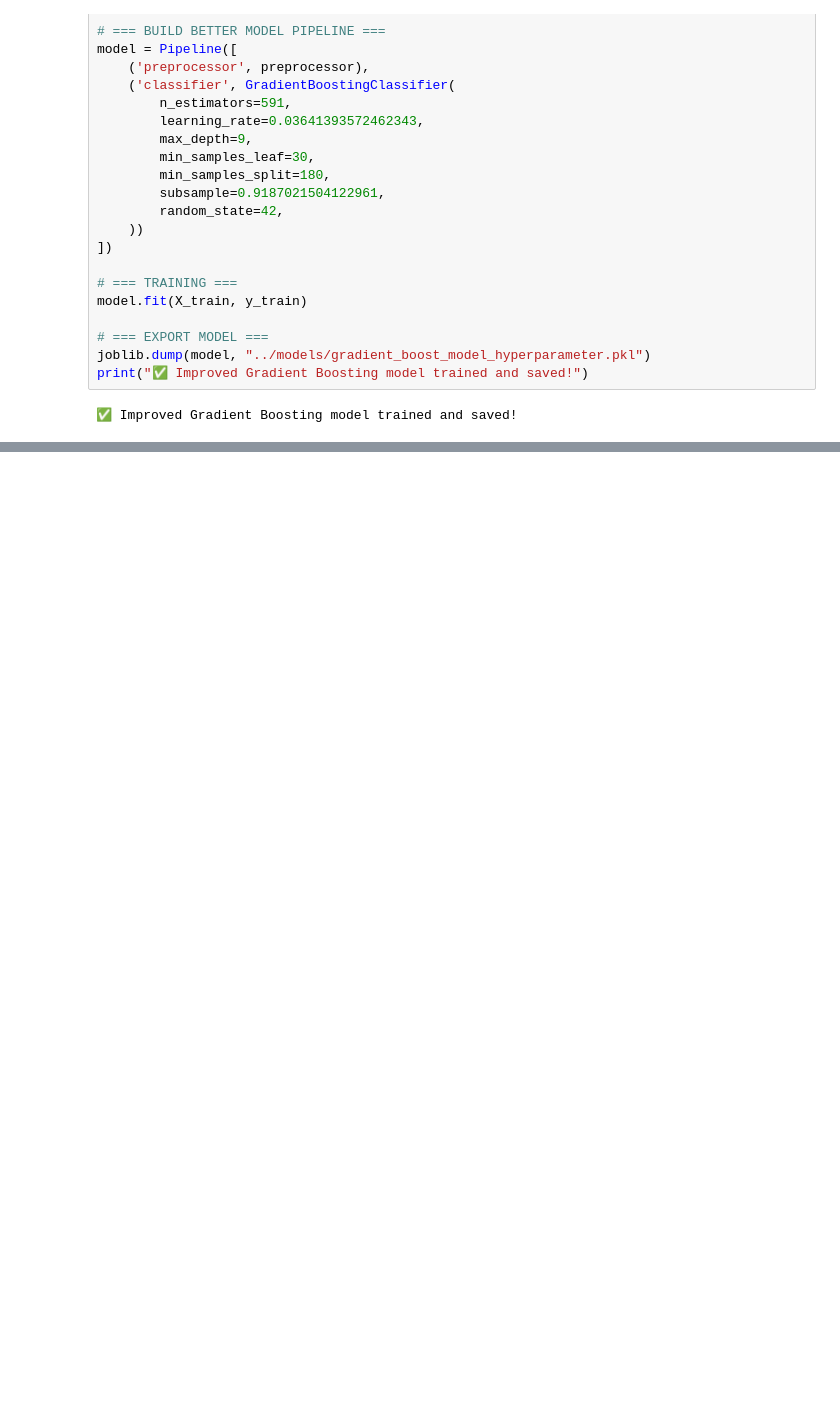
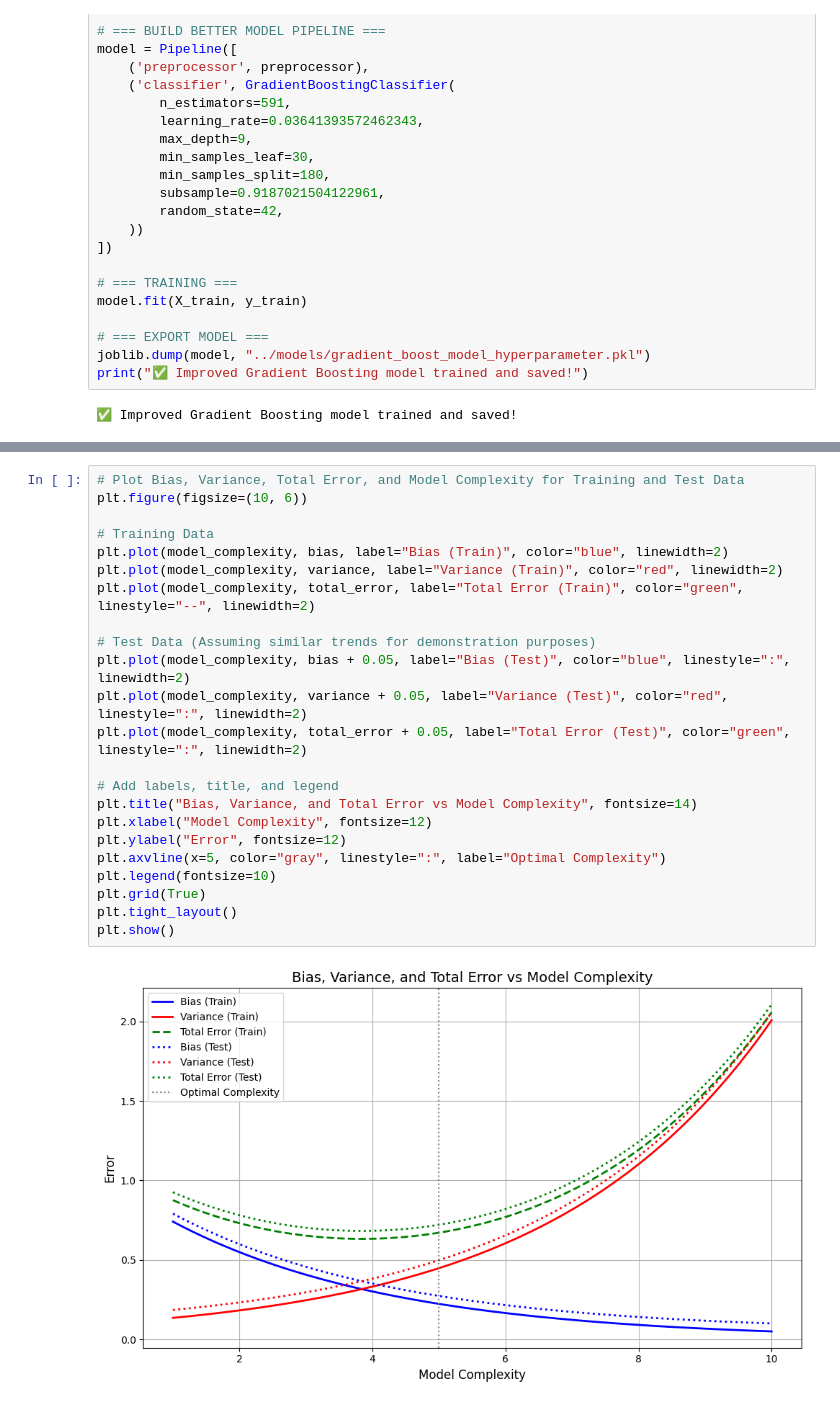
Before and after one commit to Laernos/Insurance_Renewal_Prediction, a Jupyter notebook: model_codes/gradient_boost_model_hyperparameter.ipynb, the cells around one changed output, grey strips where cells are left out. Cells and saved outputs as stored; diff of their text form; blank space fills up the shorter version.

```diff
--- a/model_codes/gradient_boost_model_hyperparameter.ipynb
+++ b/model_codes/gradient_boost_model_hyperparameter.ipynb
@@ -110,0 +152,25 @@ weighted avg       0.90      0.90      0.89     21111
+# %%
+# Plot Bias, Variance, Total Error, and Model Complexity for Training and Test Data
+plt.figure(figsize=(10, 6))
+
+# Training Data
+plt.plot(model_complexity, bias, label="Bias (Train)", color="blue", linewidth=2)
+plt.plot(model_complexity, variance, label="Variance (Train)", color="red", linewidth=2)
+plt.plot(model_complexity, total_error, label="Total Error (Train)", color="green", linestyle="--", linewidth=2)
+
+# Test Data (Assuming similar trends for demonstration purposes)
+plt.plot(model_complexity, bias + 0.05, label="Bias (Test)", color="blue", linestyle=":", linewidth=2)
+plt.plot(model_complexity, variance + 0.05, label="Variance (Test)", color="red", linestyle=":", linewidth=2)
+plt.plot(model_complexity, total_error + 0.05, label="Total Error (Test)", color="green", linestyle=":", linewidth=2)
+
+# Add labels, title, and legend
+plt.title("Bias, Variance, and Total Error vs Model Complexity", fontsize=14)
+plt.xlabel("Model Complexity", fontsize=12)
+plt.ylabel("Error", fontsize=12)
+plt.axvline(x=5, color="gray", linestyle=":", label="Optimal Complexity")
+plt.legend(fontsize=10)
+plt.grid(True)
+plt.tight_layout()
+plt.show()
+# %% [output]
+[figure, added]
```
Also changed, not shown: parts of 5 cells of this notebook, 3 other files.
